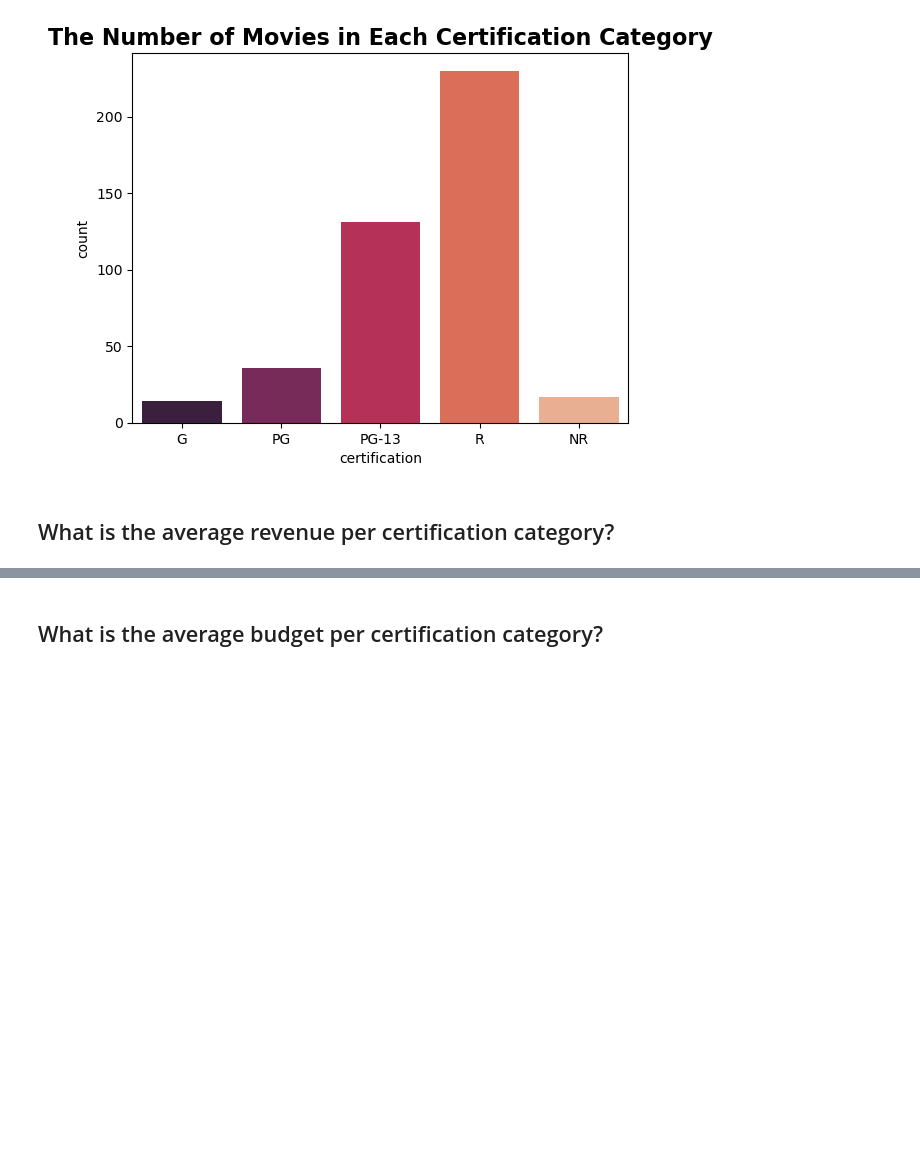
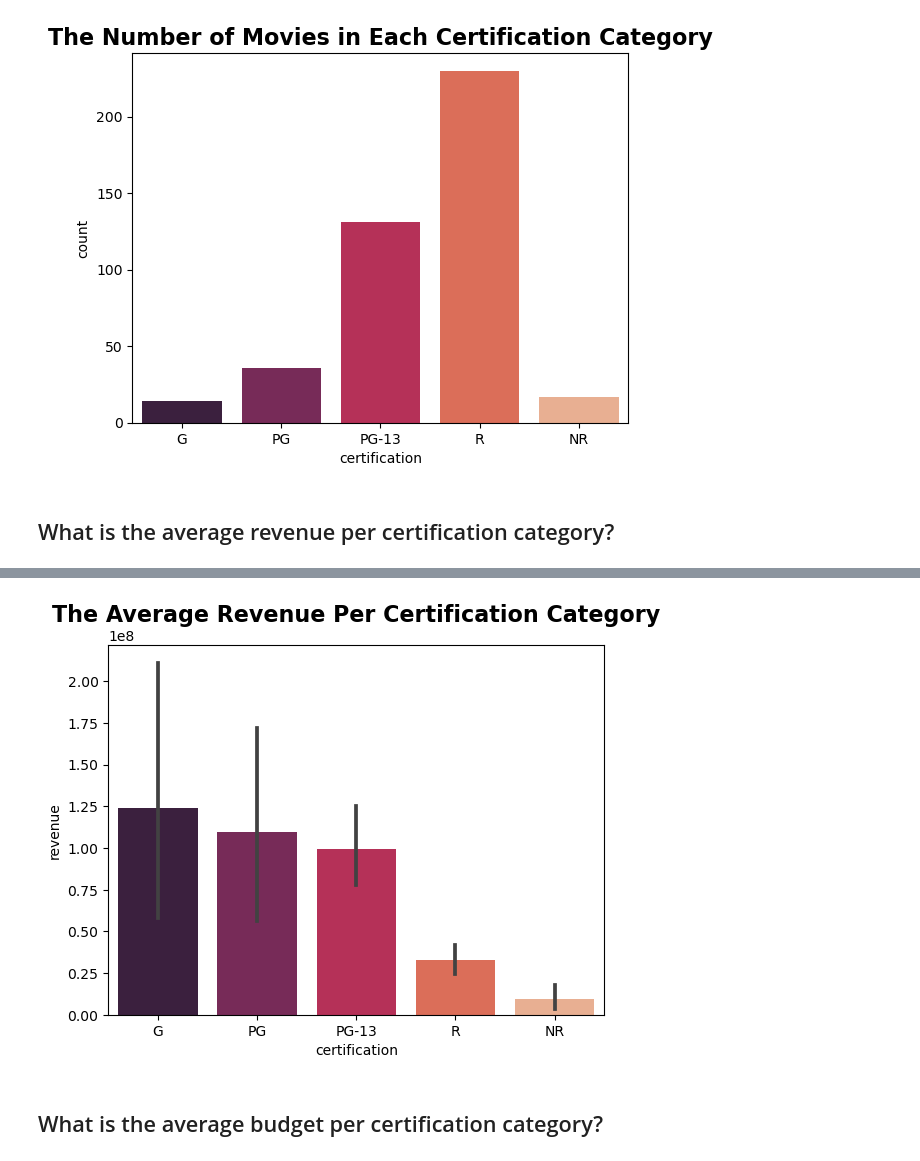
Before and after one commit to andreacohen7/movies, a Jupyter notebook: Movies - Exploratory Data Analysis.ipynb, the cells around one changed output, grey strips where cells are left out. Saved outputs shown, nothing was run; the diff lists cells and outputs as text; code cells hidden in the pictures; blank space fills up the shorter version.

```diff
--- a/Movies - Exploratory Data Analysis.ipynb
+++ b/Movies - Exploratory Data Analysis.ipynb
@@ -169,3 +161,8 @@ Name: revenue, dtype: float64
+# %%
+sns.barplot(data = movies_financial, x = 'certification', y = 'revenue', order = ['G', 'PG', 'PG-13', 'R', 'NR'], palette = 'rocket')
+plt.title('The Average Revenue Per Certification Category', fontsize = 16, fontweight = 'bold');
+# %% [output]
+[figure, added]
 # %% [markdown]
 ## What is the average budget per certification category?
 # %%
```
Also changed, not shown: parts of 10 cells of this notebook.
